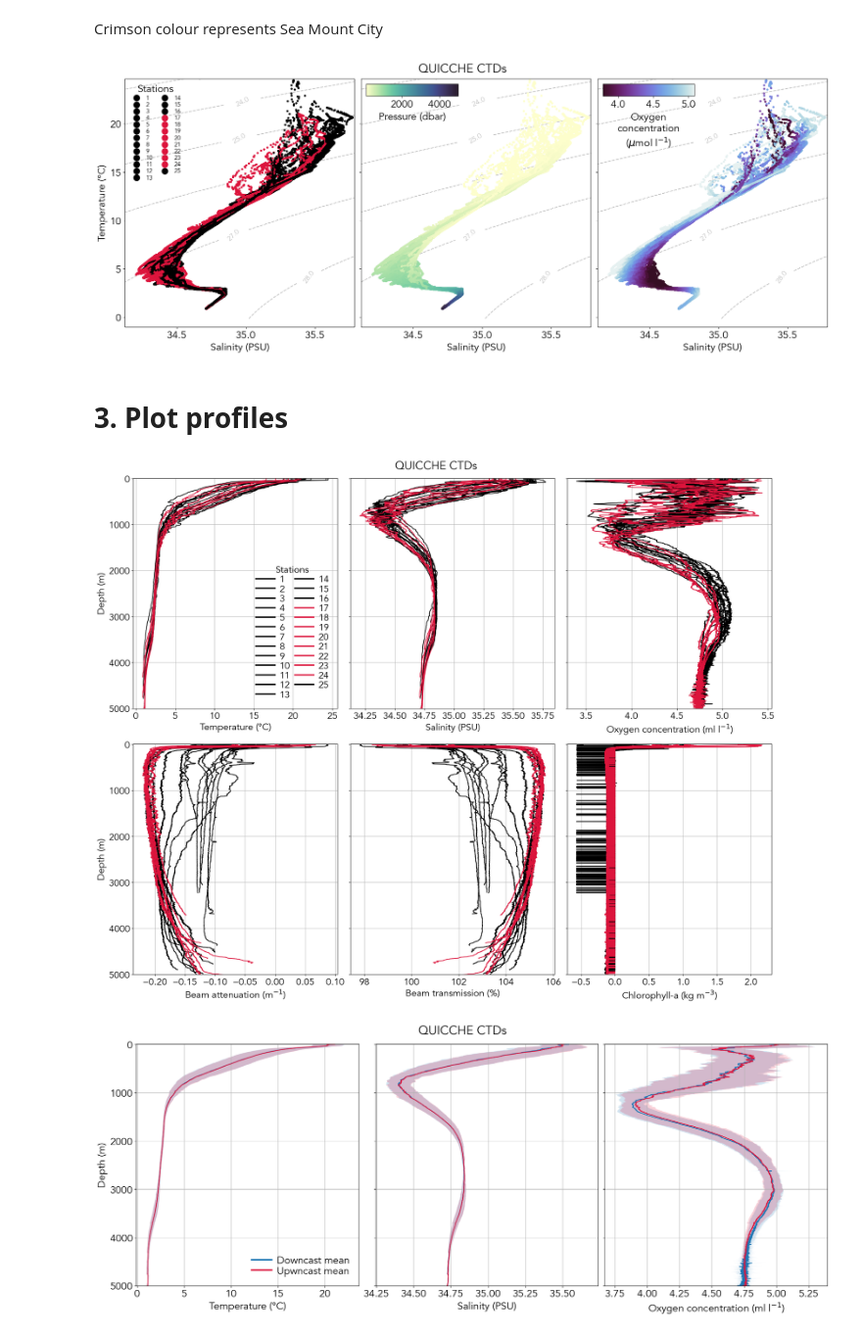
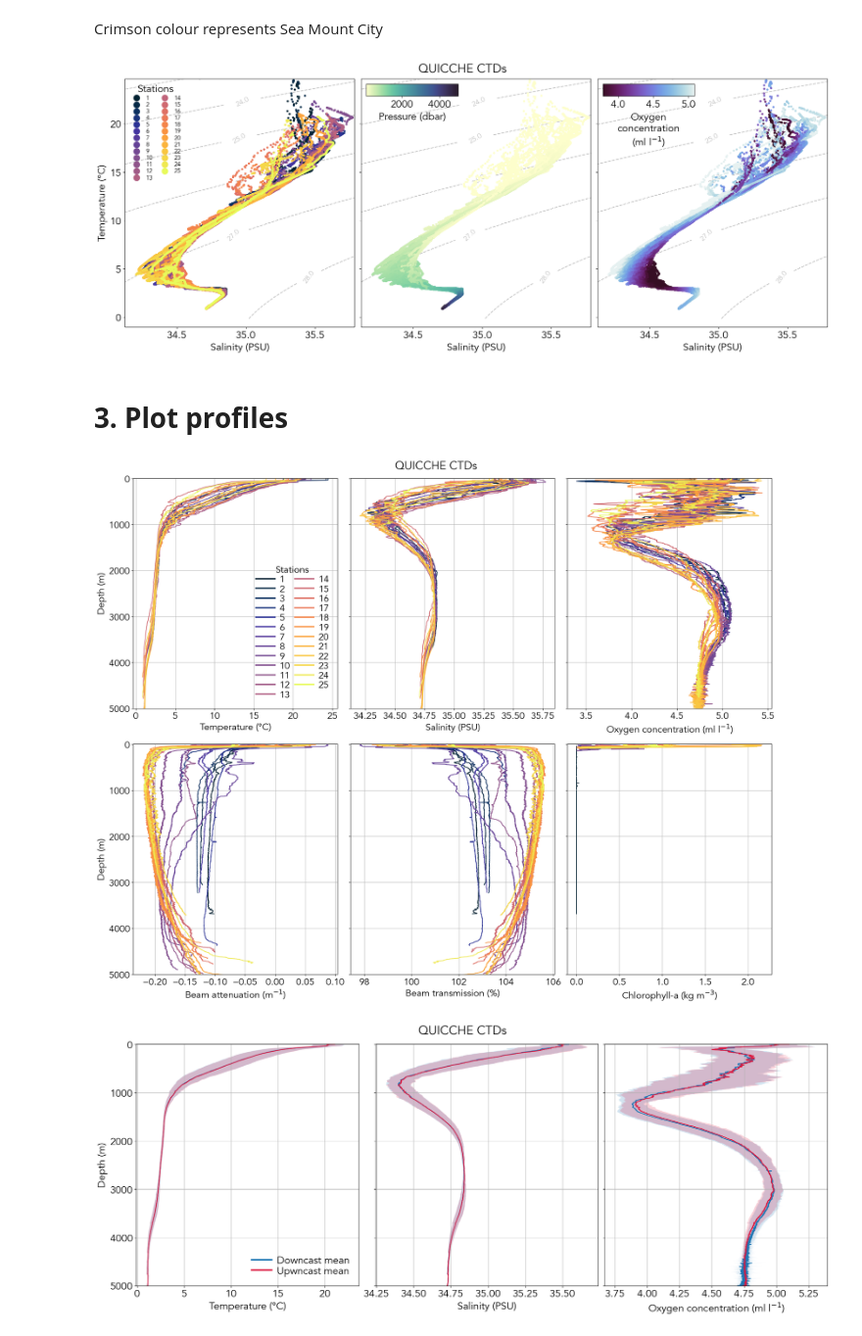
Before and after one commit to jmedholm/CTD, a Jupyter notebook: 03_Plotting_the_data.ipynb, the cells around one changed output. Shown at 98% size. Drawn from its saved outputs; the diff is of its cells as text; code cells hidden in the pictures.

Commit message:
Changed colormap
Updated the colormap to match the stations being plotted in time, instead of just Sea Mount City. Added some analysis on RMSE for the two salinity sensors

```diff
--- a/03_Plotting_the_data.ipynb
+++ b/03_Plotting_the_data.ipynb
@@ -63,6 +63,8 @@ swath = gpd.read_file('/Users/xedhjo/Documents/Projects/QUICCHE/web-portal/data/
 bathy = xr.open_dataset('/Users/xedhjo/Documents/Projects/QUICCHE/data/gebco_2022_n-30.0_s-45.0_w0.0_e25.0.nc')
 bathy = bathy.interp(lon=np.arange(0,25,.05),lat=np.arange(-45,-30,.05))
 
+ds['chlorophyll'] = ds['chlorophyll'].where(ds['chlorophyll'] >= 0) # QC for chlorophyll
+
 n = ds.station.max().values
 cmap_stn = plt.get_cmap('viridis',n)
 # %% [markdown]
@@ -128,7 +130,7 @@ sct = ds.plot.scatter(ax=ax,
                       vmin=1,
                       ec='w',
                       zorder=5,
-                      cmap=colors,
+                      cmap=plt.get_cmap('cmo.thermal',25),
                       hue='station'
                      )
 
@@ -136,7 +138,7 @@ xlim = ax.get_xlim()
 ylim = ax.get_ylim()
 
 for i in range(n):
-    ax.scatter(100,100,c=[colors(i+1)[:3]],label=f'{i+1}',ec='w')
+    ax.scatter(100,100,c=[plt.get_cmap('cmo.thermal',25)(i+1)[:3]],label=f'{i+1}',ec='w')
 
 ax.set(xlim=xlim,ylim=ylim,title='QUICCHE CTDs')
 leg = ax.legend(ncol=2,
@@ -202,7 +204,7 @@ for i, axs in enumerate(ax):
                           hue=['station', 'pressure', 'oxygen_concentration_mll'][i],
                           s=10,
                           ax=ax[i],
-                          cmap=[colors, cmo.deep, cmo.dense_r][i],
+                          cmap=[plt.get_cmap('cmo.thermal',25), cmo.deep, cmo.dense_r][i],
                           add_guide=False,
                           zorder=2,
                           robust=True)
@@ -211,7 +213,7 @@ for i, axs in enumerate(ax):
     if i > 0:
         axins = inset_axes(axs, width="40%", height="5%", loc='upper left')
         cb = plt.colorbar(sct, cax=axins, pad=0.01,
-                           label=['Pressure (dbar)', 'Oxygen\nconcentration\n($\mu$mol l$^{-1}$)'][i - 1],
+                           label=['Pressure (dbar)', 'Oxygen\nconcentration\n(ml l$^{-1}$)'][i - 1],
                            orientation="horizontal", aspect=0.01)
         cb.ax.invert_yaxis()
 
@@ -219,7 +221,7 @@ for i, axs in enumerate(ax):
     axs.set(xlabel=('Salinity (PSU)'),ylabel=['Temperature (°C)','',''][i],title='',xticks=np.arange(34.5,35.51,0.5))
 
 for i in range(n):
-    ax[0].scatter(100,100,c=[colors(1+i)[:3]],label=f'{i+1}')
+    ax[0].scatter(100,100,c=[plt.get_cmap('cmo.thermal',25)(i)[:3]],label=f'{i+1}')
 
 ax[0].legend(ncol=2,
           labelspacing=0.1,
@@ -235,7 +237,7 @@ ax[0].legend(ncol=2,
 fig.suptitle('QUICCHE CTDs')
 plt.show()
 # %% [output]
-[figure, old version]
+[figure, new version]
 # %% [markdown]
 # **3. Plot profiles**
 # %%
@@ -245,36 +247,36 @@ cmap = plt.get_cmap('viridis',n)
 var = ['temperature1','salinity1','oxygen_concentration_mll','beam_attenuation','beam_transmission','chlorophyll']
 legends = []
 
 fig,ax=plt.subplots(2,3,figsize=(20,16),sharey=True,constrained_layout=True)
 ax=ax.flatten()
 
 for i in range(n):
     for j in range(len(var)):
-        ds[var[j]].sel(station=i+1,cast='down').squeeze().rolling(pressure=5,center=True).median('pressure').plot(y='pressure',hue='station',ax=ax[j],ylim=(y,-10),c=colors(0+i)[:3])
+        ds[var[j]].sel(station=i+1,cast='down').squeeze().rolling(pressure=5,center=True).median('pressure').plot(y='pressure',hue='station',ax=ax[j],ylim=(y,-10),c=plt.get_cmap('cmo.thermal',25)(0+i)[:3])
         ax[j].set(title='',ylabel=['Depth (m)','','','Depth (m)','',''][j],xlabel=['Temperature (°C)',
                                                                                    'Salinity (PSU)',
                                                                                    'Oxygen concentration (ml l$^{-1}$)',
                                                                                    'Beam attenuation (m$^{-1}$)',
                                                                                    'Beam transmission (%)',
                                                                                    'Chlorophyll-a (kg m$^{-3}$)'][j])
         ax[j].grid()
 
-    legends.append(Line2D([0], [0], color=colors(1+i)[:3], lw=3, label=f'{1+i}'))
+    legends.append(Line2D([0], [0], color=plt.get_cmap('cmo.thermal',25)(i)[:3], lw=3, label=f'{1+i}'))
 
 ax[0].legend(handles=legends,
              ncol=2,
              labelspacing=0.01,
              handletextpad=0.5,
              fontsize=20,
              loc='lower right',
              columnspacing=.5,
              frameon=False,
              title='Stations')
 
 fig.suptitle('QUICCHE CTDs')
 plt.show()
 # %% [output]
-[figure, old version]
+[figure, new version]
 # %%
 y = 5000
 n = ds.station.max().values
```
Also changed, not shown: parts of 4 cells of this notebook.
